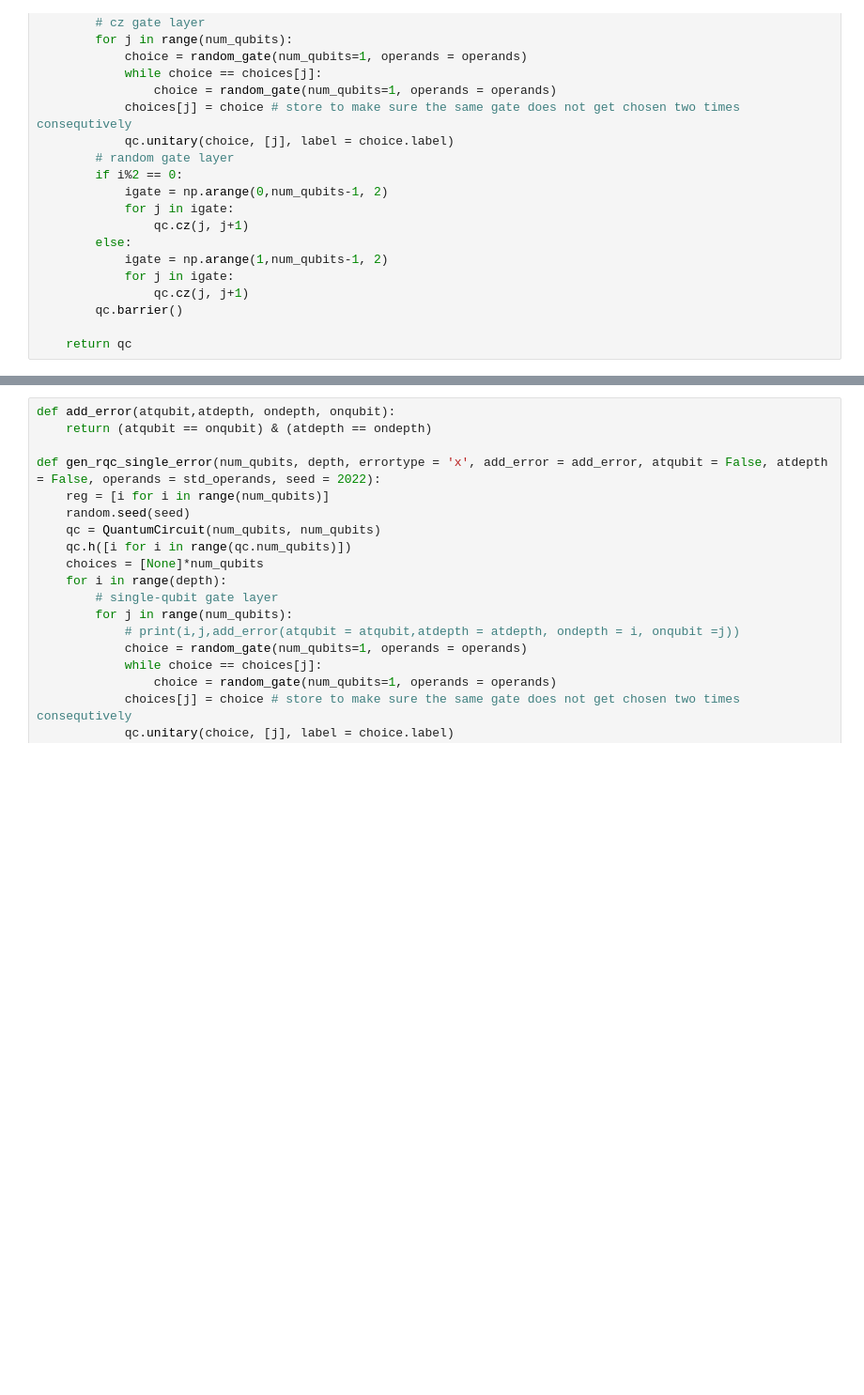
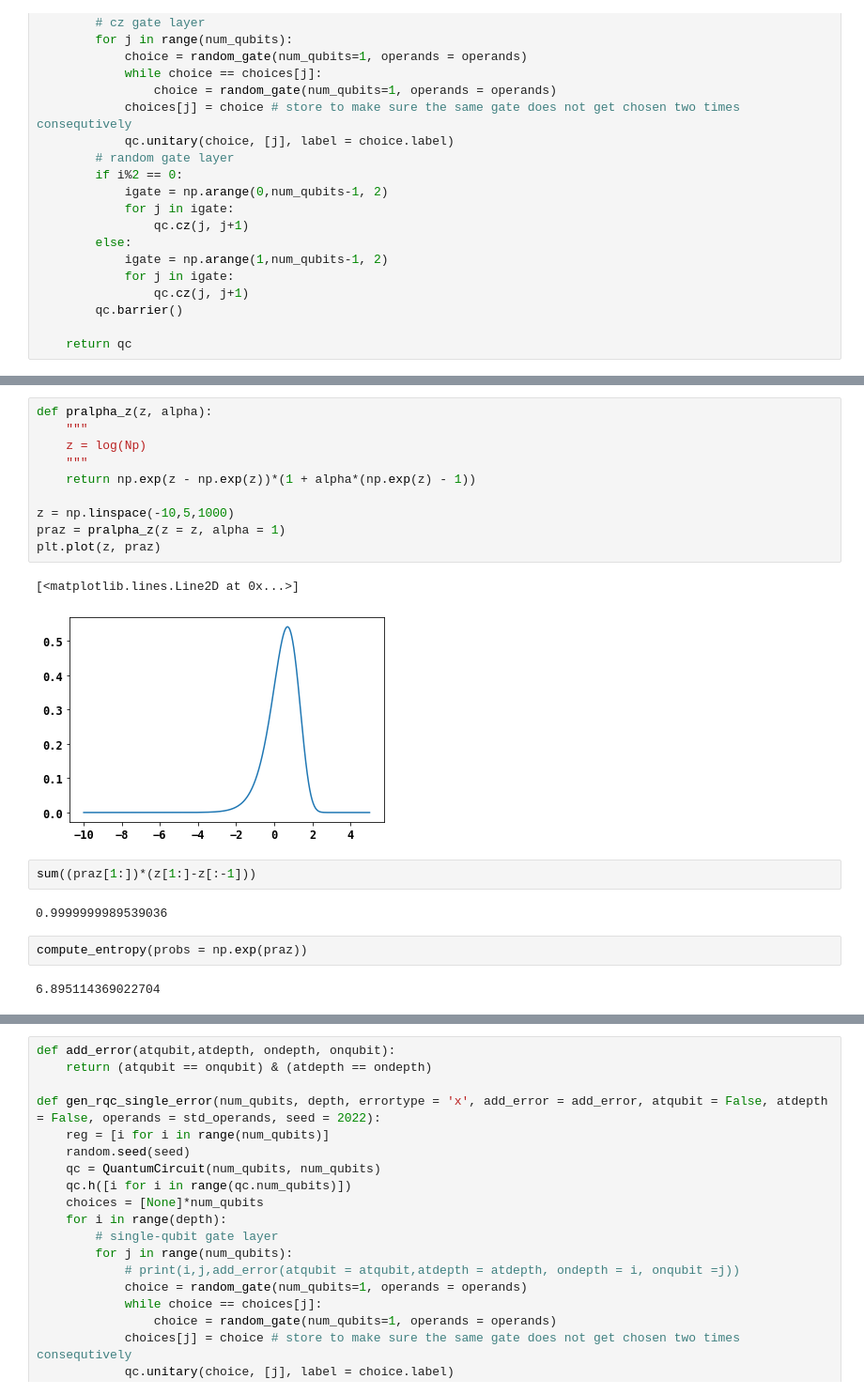
Before and after one commit to johanage/qcqi_exam, a Jupyter notebook: QCQI_exam_project.ipynb, the cells around one changed output, grey strips where cells are left out. Shown: that part at 94% size. Cells and saved outputs as stored; diff of their text form; blank space fills up the shorter version.

```diff
--- a/QCQI_exam_project.ipynb
+++ b/QCQI_exam_project.ipynb
@@ -220,2 +319,23 @@ alpha_dig_test
+# %%
+def pralpha_z(z, alpha):
+    """
+    z = log(Np)
+    """
+    return np.exp(z - np.exp(z))*(1 + alpha*(np.exp(z) - 1))
+
+z = np.linspace(-10,5,1000)
+praz = pralpha_z(z = z, alpha = 1)
+plt.plot(z, praz)
+# %% [output]
+[<matplotlib.lines.Line2D at 0x...>]
+[figure, added]
+# %%
+sum((praz[1:])*(z[1:]-z[:-1]))
+# %% [output]
+0.9999999989539036
+# %%
+compute_entropy(probs = np.exp(praz))
+# %% [output]
+6.895114369022704
 # %%
 # calculate the cross entropy difference estimate
```
Also changed, not shown: parts of 72 cells of this notebook.
